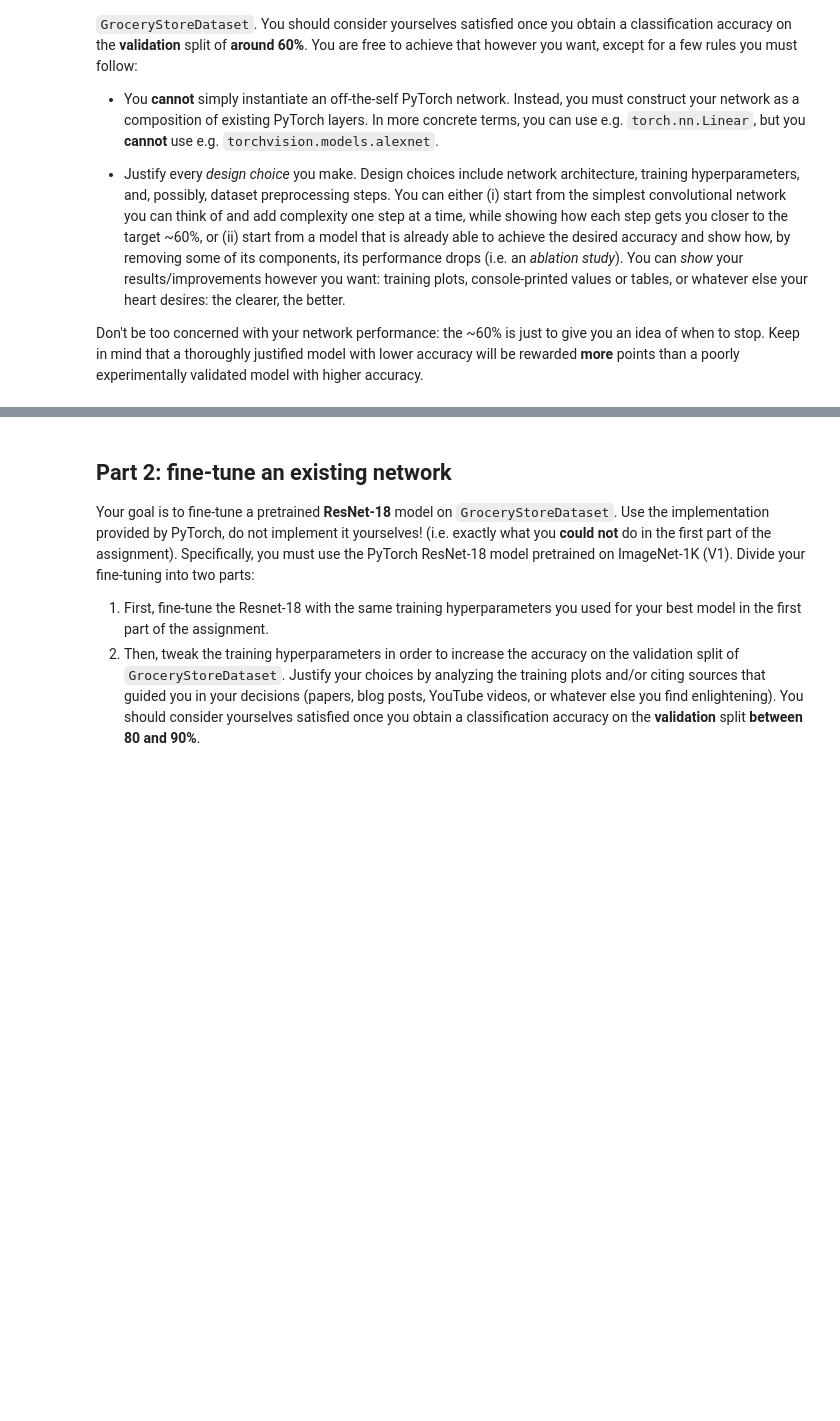
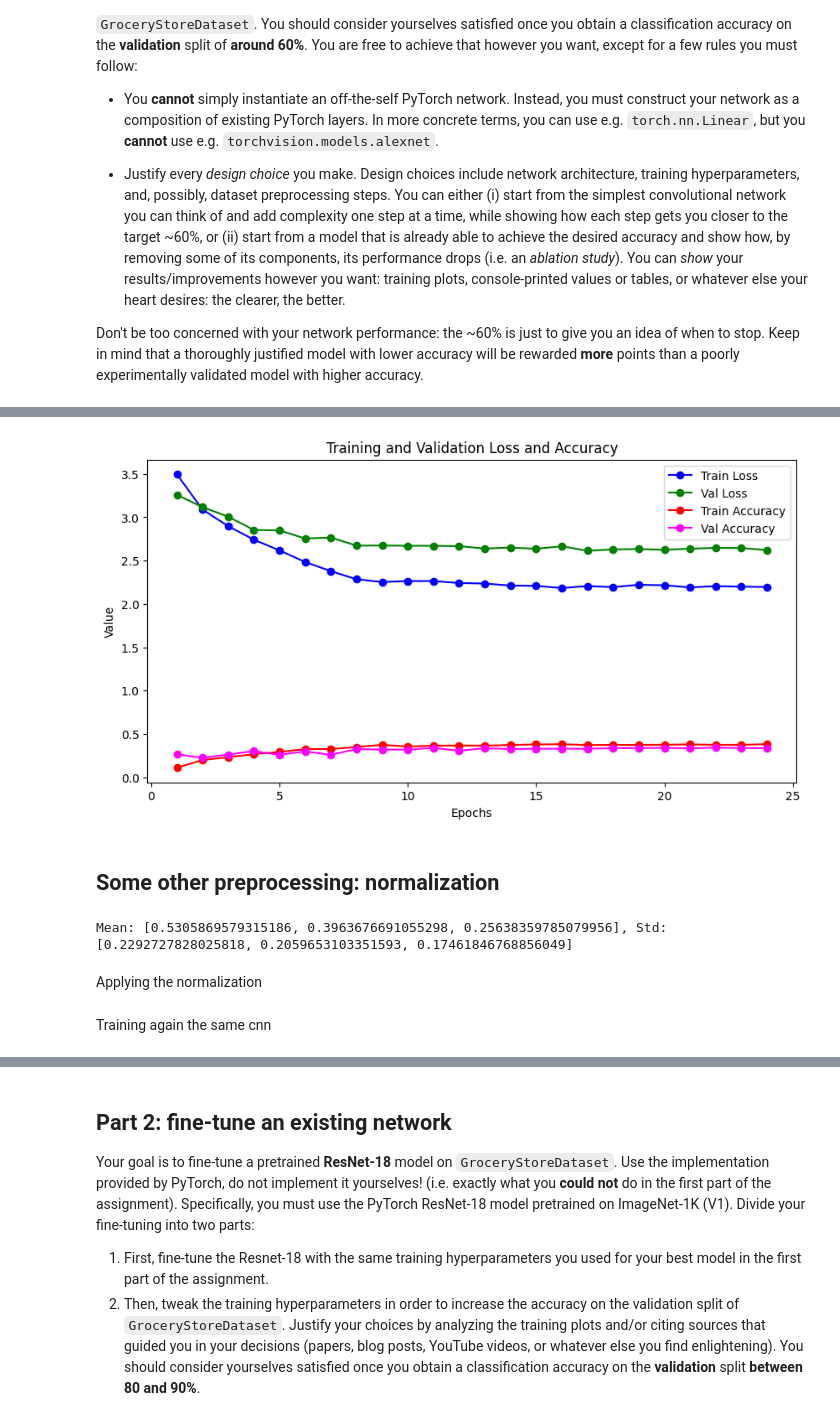
Before and after one commit to castelss8/IPCV_assigments, a Jupyter notebook: A2/assignment2.ipynb, the cells around one changed output, grey strips where cells are left out. Saved outputs shown, nothing was run; the diff lists cells and outputs as text; code cells hidden in the pictures; blank space fills up the shorter version.

```diff
--- a/A2/assignment2.ipynb
+++ b/A2/assignment2.ipynb
@@ -624,0 +564,68 @@ plot_training_history(train_losses, val_losses, train_accuracies, val_accuracies
+# %%
+import matplotlib.pyplot as plt
+from typing import List
+
+def plot_training_history(train_losses: List[float], val_losses: List[float], train_accuracies: List[float], val_accuracies: List[float]):
+    epochs = range(1, len(train_losses) + 1)
+
+    plt.figure(figsize=(10, 5))
+
+    # Plot loss
+    plt.plot(epochs, train_losses, 'bo-', label='Train Loss', color='blue', marker='o')
+    plt.plot(epochs, val_losses, 'go-', label='Val Loss', color='green', marker='o')
+
+    # Plot accuracy
+    plt.plot(epochs, train_accuracies, 'ro-', label='Train Accuracy', color='red', marker='o')
+    plt.plot(epochs, val_accuracies, 'mo-', label='Val Accuracy', color='magenta', marker='o')
+
+    plt.title('Training and Validation Loss and Accuracy')
+    plt.xlabel('Epochs')
+    plt.ylabel('Value')
+    plt.legend()
+
+    plt.show()
+
+plot_training_history(first_train_losses, first_val_losses, first_train_accuracies, first_val_accuracies)
+# %% [output]
+[figure, added]
+# %% [markdown]
+## Some other preprocessing: normalization
+# %%
+def calculate_mean_std(dataset, batch_size=64):
+    """
+    Calcola la media e la deviazione standard dei canali RGB di un dataset personalizzato.
+
+    Args:
+        dataset (Dataset): Istanza della classe GroceryStoreDataset.
+        batch_size (int): Numero di campioni per batch nel DataLoader.
+
+    Returns:
+        Tuple[torch.Tensor, torch.Tensor]: Mean e std dei canali RGB.
+    """
+    loader = DataLoader(dataset, batch_size=batch_size, shuffle=False)
+
+    mean = torch.zeros(3)  # Per i tre canali RGB
+    std = torch.zeros(3)
+    nb_samples = 0
+
+    for data, _ in loader:
+        batch_samples = data.size(0)  # Numero di immagini nel batch
+        data = data.view(batch_samples, 3, -1)  # [B, C, H*W]
+
+        mean += data.mean(2).sum(0)  # Sommiamo la media dei pixel per canale
+        std += data.std(2).sum(0)    # Sommiamo la std dei pixel per canale
+        nb_samples += batch_samples
+
+    mean /= nb_samples
+    std /= nb_samples
+
+    return mean, std
+
+# Calculate mean and std
+mean, std = calculate_mean_std(train_dataset)
+
+print(f"Mean: {mean.tolist()}, Std: {std.tolist()}")
+# %% [output]
+Mean: [0.5305869579315186, 0.3963676691055298, 0.25638359785079956], Std: [0.2292727828025818, 0.2059653103351593, 0.17461846768856049]
+# %% [markdown]
+Applying the normalization
@@ -624,0 +646,2 @@ plot_training_history(train_losses, val_losses, train_accuracies, val_accuracies
+# %% [markdown]
+Training again the same cnn
```
Also changed, not shown: parts of 59 cells of this notebook, 1 other file.
